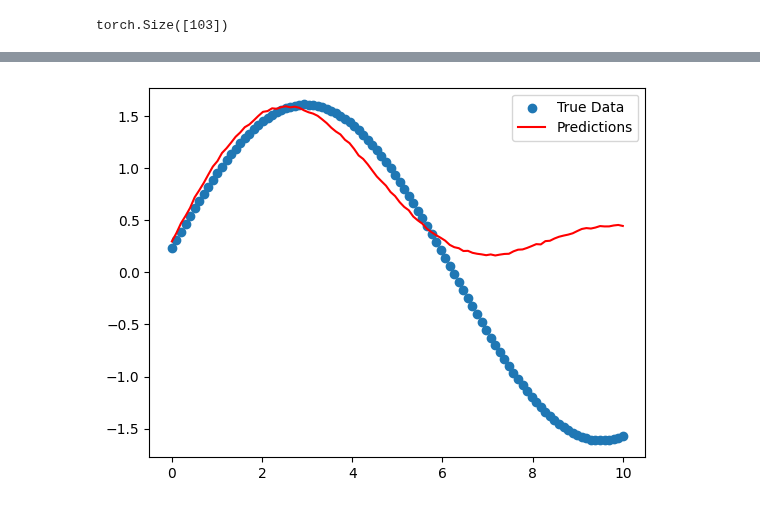
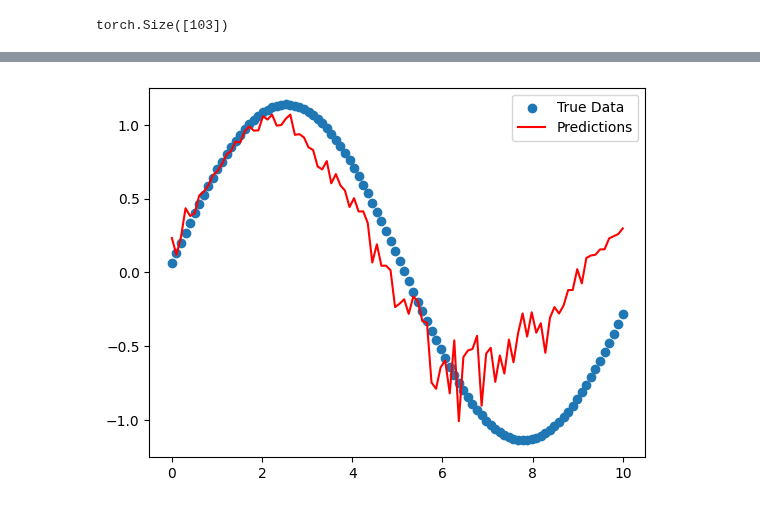
Before and after one commit to gvansan/Machine-learning-project, a Jupyter notebook: data_demo.ipynb, the cells around one changed output, grey strips where cells are left out. Cells and saved outputs as stored; diff of their text form; code cells hidden in the pictures.

```diff
--- a/data_demo.ipynb
+++ b/data_demo.ipynb
@@ -101,8 +101,8 @@ Test Loss: 0.6306
 # %%
-n = 30
+n = 8
 plt.scatter(test["t_tensor"][n], test["y_tensor"][n][0], label="True Data")
 plt.plot(test["t_tensor"][n], T_pred_test[n], color="red", label="Predictions")
 plt.legend()
 plt.show()
 # %% [output]
-[figure, old version]
+[figure, new version]
```
Also changed, not shown: parts of 3 cells of this notebook, 2 other files.
